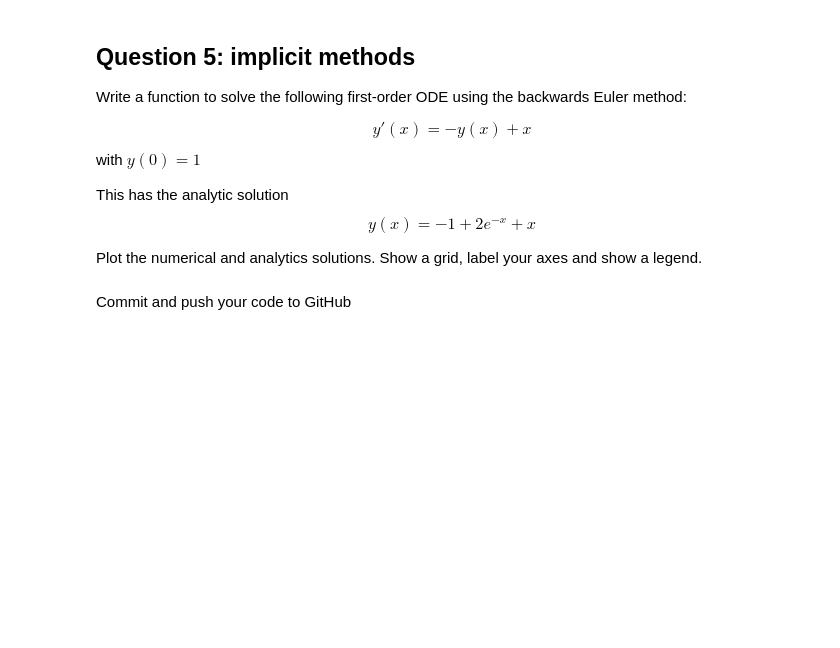
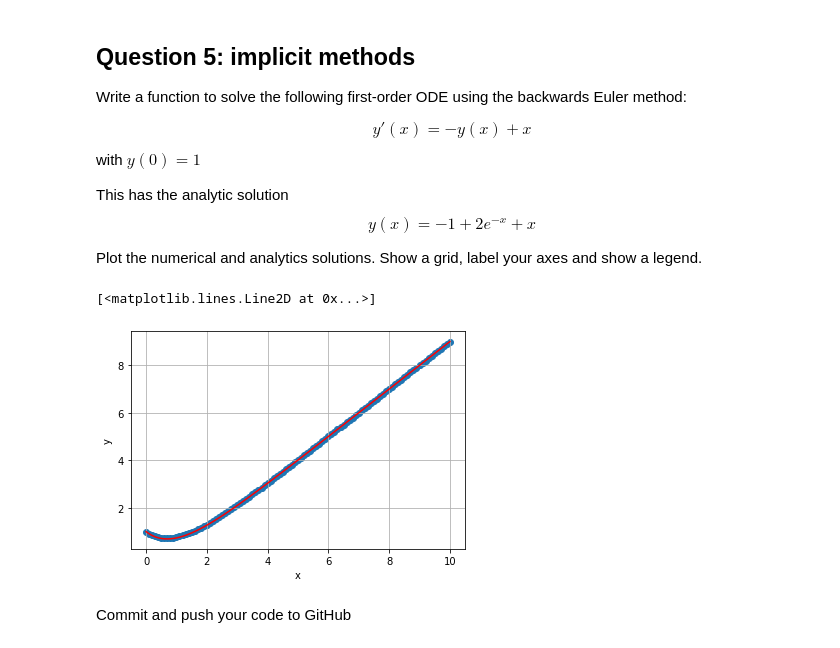
Before and after one commit to conorgouraud/ACM20030, a Jupyter notebook: assignments/Assignment-3.ipynb, the cells around one changed output. Cells and saved outputs as stored; diff of their text form; code cells hidden in the pictures; blank space fills up the shorter version.

```diff
--- a/assignments/Assignment-3.ipynb
+++ b/assignments/Assignment-3.ipynb
@@ -281,6 +298,39 @@ $$
 $$
 
 Plot the numerical and analytics solutions. Show a grid, label your axes and show a legend.
+# %%
+def BackwardsEulerSpecific(dx,x0,y0,imax,plotSteps=False):
+    xi = x0
+    yi = y0
+    #Create arrays to store steps
+    steps = np.zeros((imax+1, 2))
+    steps[0,0] = x0
+    steps[0,1] = y0
+
+    i = 0
+    while i < imax:
+        yi = (yi+dx*(xi+dx))/(1+dx)
+        xi += dx
+        i += 1
+        #Store steps for plotting
+        steps[i, 0] = xi
+        steps[i, 1] =yi
+    return steps
+
+sol = BackwardsEulerSpecific(0.1, 0, 1, 100, True)
+plt.scatter(sol[:,0], sol[:, 1])
+
+x = np.linspace(0, 10, 100)
+
+plt.xlabel('x')
+plt.ylabel('y')
+plt.grid(True)
+def g(x):
+    return -1+2*np.exp(-x)+x
+plt.plot(x, g(x), color = 'r' )
+# %% [output]
+[<matplotlib.lines.Line2D at 0x...>]
+[figure, added]
 # %% [markdown]
 Commit and push your code to GitHub
 # %% [markdown]
```
Also changed, not shown: parts of 3 cells of this notebook.
